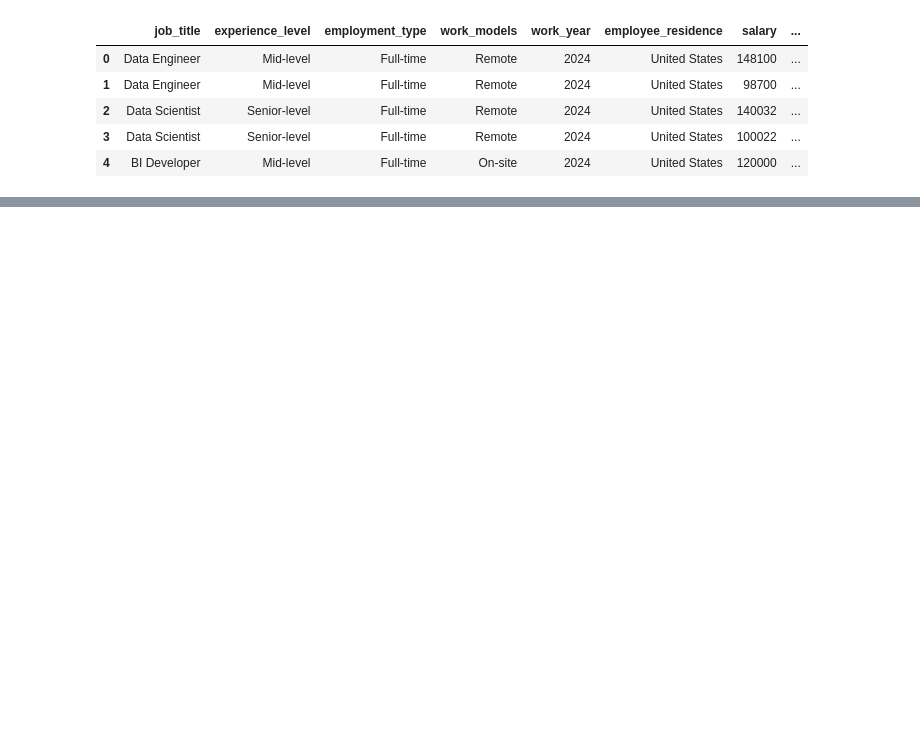
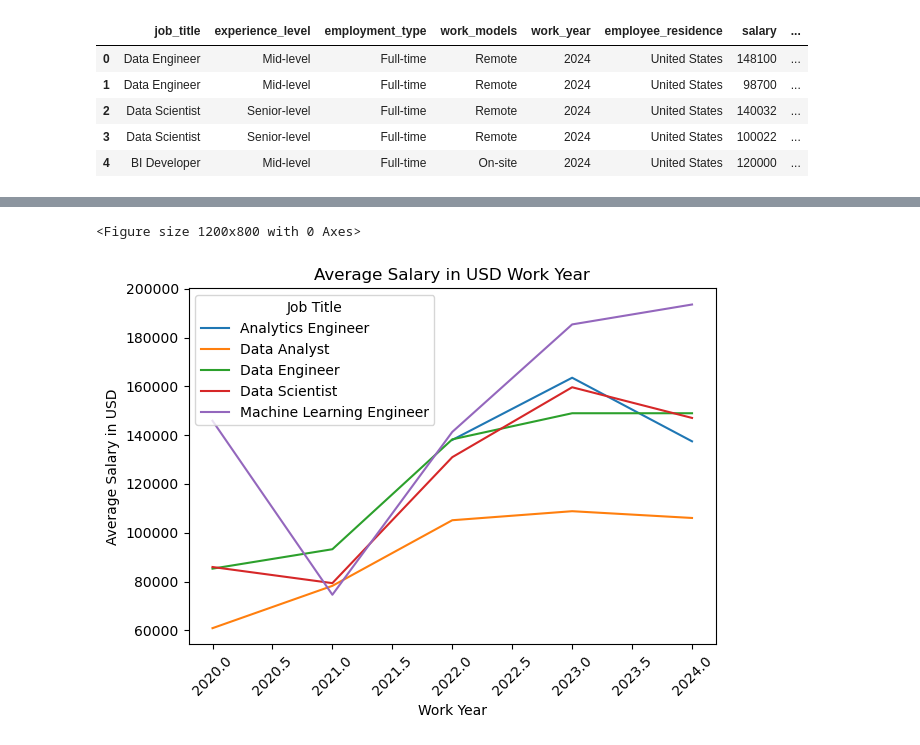
Before and after one commit to KevinJayne2023/Project_1, a Jupyter notebook: project_1.ipynb, the cells around one changed output, grey strips where cells are left out. Saved outputs shown, nothing was run; the diff lists cells and outputs as text; code cells hidden in the pictures; blank space fills up the shorter version.

```diff
--- a/project_1.ipynb
+++ b/project_1.ipynb
@@ -20,0 +159,15 @@ df = df.rename(
+# %%
+df_job_title_year_mean = top_5_df.groupby(['Work Year', 'Job Title'])['Salary in USD'].mean().unstack()
+
+plt.figure(figsize=(12, 8))
+df_job_title_year_mean.plot()
+plt.title('Average Salary in USD Work Year')
+plt.xlabel('Work Year')
+plt.ylabel('Average Salary in USD')
+plt.xticks(rotation=45)
+plt.legend(title='Job Title')
+plt.tight_layout()
+plt.show()
+# %% [output]
+<Figure size 1200x800 with 0 Axes>
+[figure, added]
```
Also changed, not shown: parts of 16 cells of this notebook.
